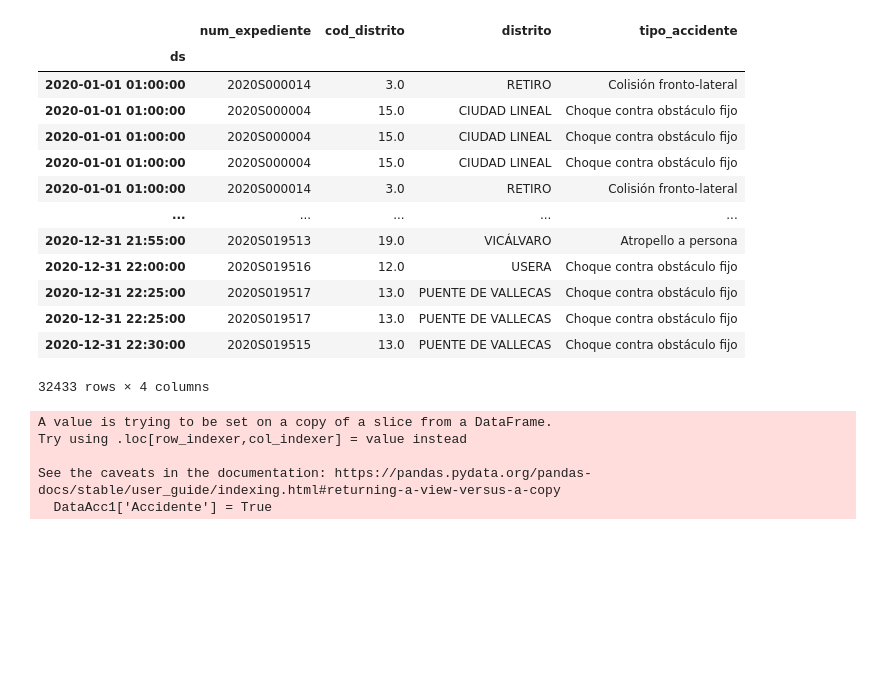
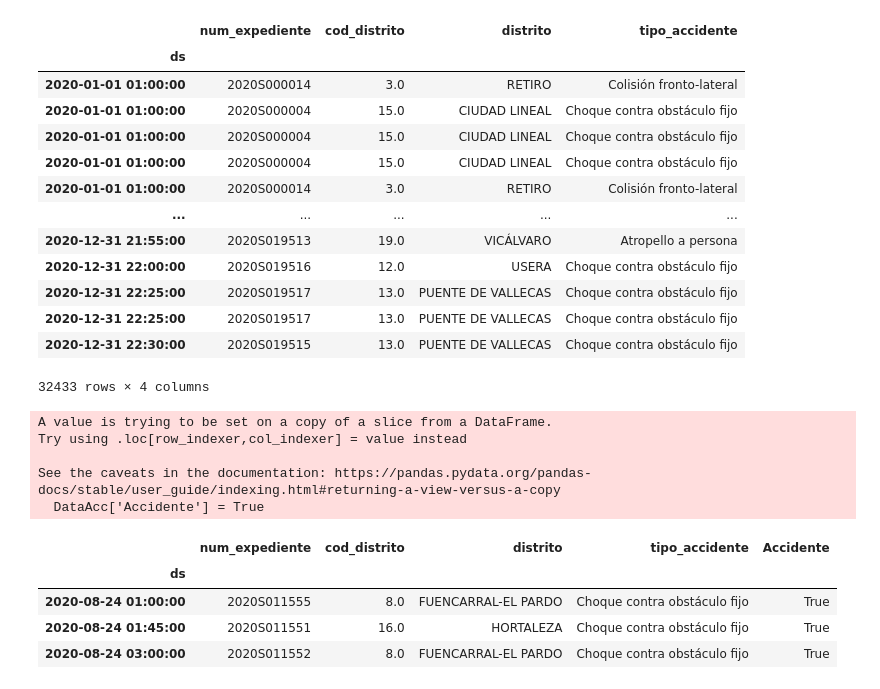
Before and after one commit to Jhonvalencia77/8vo_avance, a Jupyter notebook: AccidentalidadMadrid.ipynb, the cells around one changed output. Cells and saved outputs as stored; diff of their text form; code cells hidden in the pictures; blank space fills up the shorter version.

```diff
--- a/AccidentalidadMadrid.ipynb
+++ b/AccidentalidadMadrid.ipynb
@@ -39,15 +39,24 @@ DataAcc
 # DataAcc = DataAcc.sort_index()
 # DataAcc
 # %%
-DataAcc1 = DataAcc.loc[((DataAcc['cod_distrito'] == 16) | (DataAcc['cod_distrito'] == 8)) # Los números del distrito cambian
+DataAcc = DataAcc.loc[((DataAcc['cod_distrito'] == 16) | (DataAcc['cod_distrito'] == 8)) # | (DataAcc['cod_distrito'] == 5)
                        & ((DataAcc['tipo_accidente'] != 'Caída') & (DataAcc['tipo_accidente'] != 'Otro'))]
-DataAcc1['Accidente'] = True
-DataAcc1 = DataAcc1.drop_duplicates(subset = ['num_expediente'])
-# DataAcc1 = DataAcc1.loc[:,['hora','Accidente']]
+DataAcc['Accidente'] = True
+DataAcc = DataAcc.drop_duplicates(subset = ['num_expediente'])
 # %% [output]
 A value is trying to be set on a copy of a slice from a DataFrame.
 Try using .loc[row_indexer,col_indexer] = value instead
 
 See the caveats in the documentation: https://pandas.pydata.org/pandas-docs/stable/user_guide/indexing.html#returning-a-view-versus-a-copy
-  DataAcc1['Accidente'] = True
+  DataAcc['Accidente'] = True
+# %%
+# # Observar hora exacta de accidente
+data1=DataAcc.loc['2020-08-24':'2020-08-24']
+data1.head(60)
+# %% [output]
+|  | num_expediente | cod_distrito | distrito | tipo_accidente | Accidente |
+| ds |  |  |  |  |  |
+| 2020-08-24 01:00:00 | 2020S011555 | 8.0 | FUENCARRAL-EL PARDO | Choque contra obstáculo fijo | True |
+| 2020-08-24 01:45:00 | 2020S011551 | 16.0 | HORTALEZA | Choque contra obstáculo fijo | True |
+| 2020-08-24 03:00:00 | 2020S011552 | 8.0 | FUENCARRAL-EL PARDO | Choque contra obstáculo fijo | True |
 # %%
```
Also changed, not shown: parts of 13 cells of this notebook, 3 other files.
